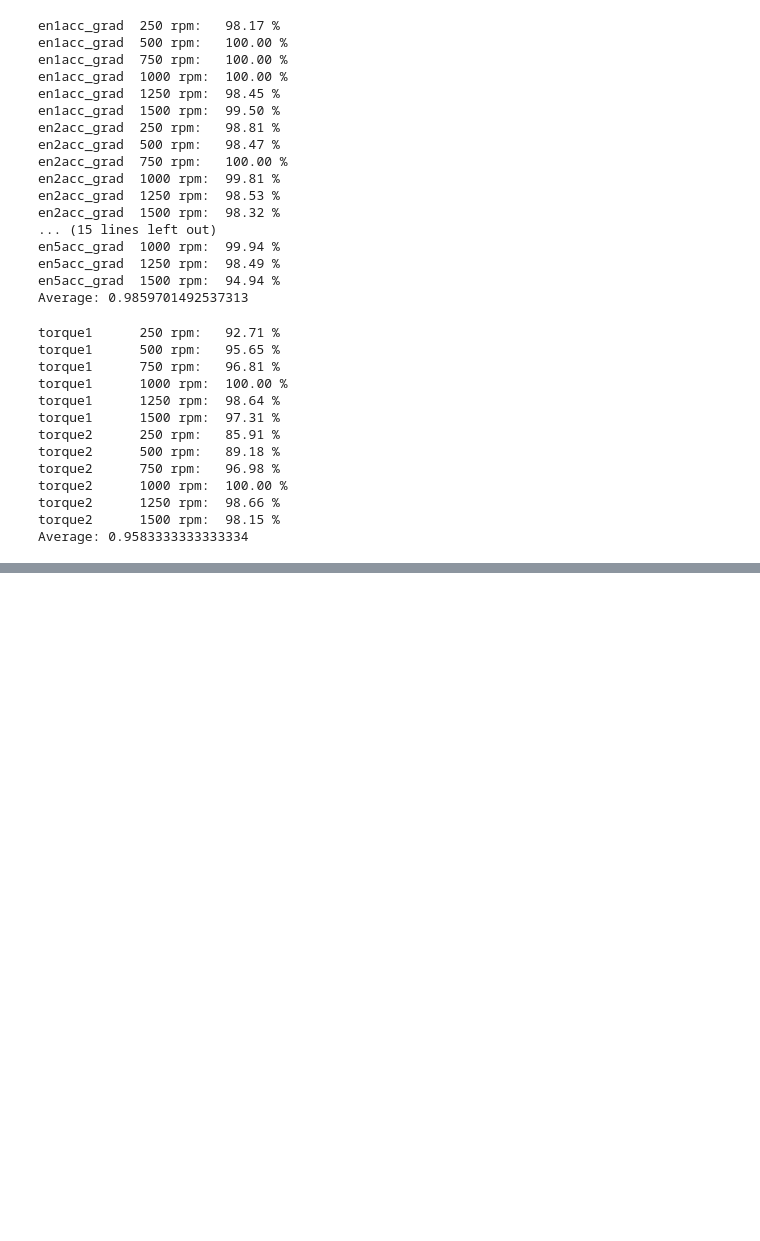
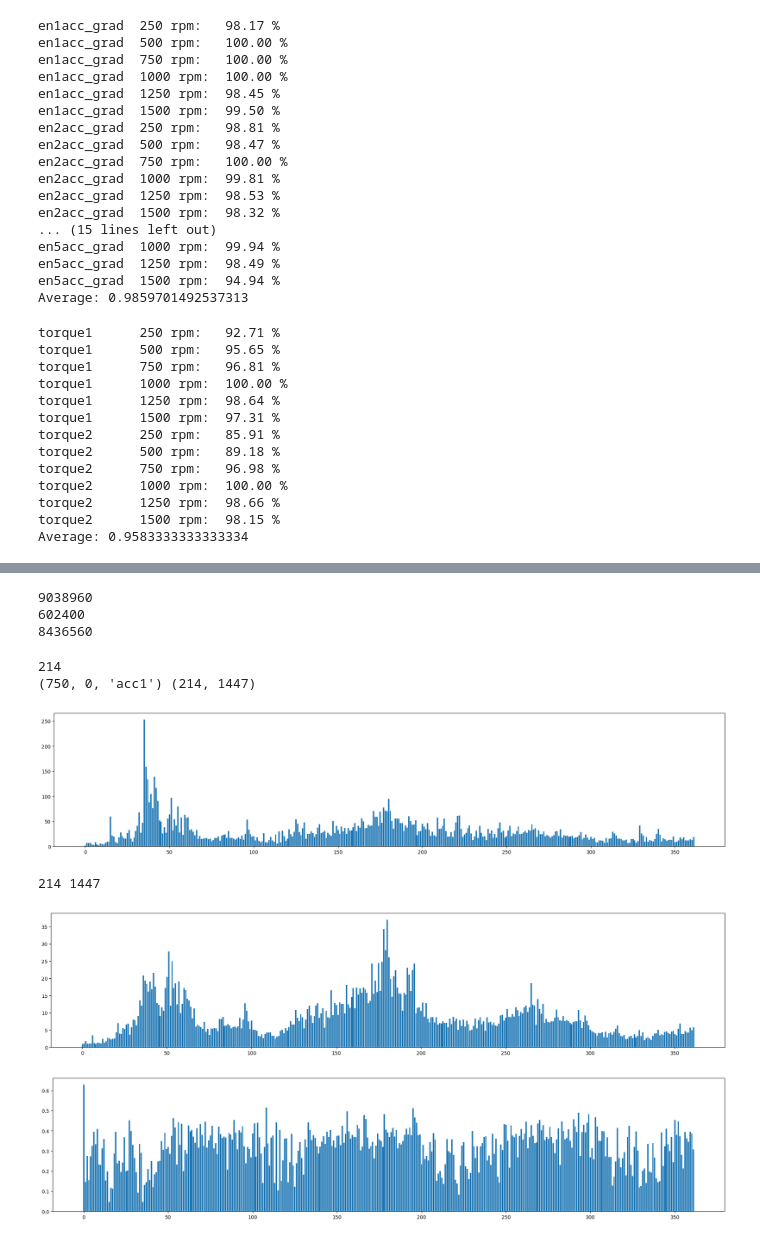
Before and after one commit to 4llu/rapid-deployment, a Jupyter notebook: sandbox.ipynb, the cells around one changed output, grey strips where cells are left out. Drawn from its saved outputs; the diff is of its cells as text; code cells hidden in the pictures; blank space fills up the shorter version.

```diff
--- a/sandbox.ipynb
+++ b/sandbox.ipynb
@@ -349,0 +688,80 @@ Average: 0.9583333333333334
+# %%
+rots = 4 # config rots
+head_len = 3012 * 10
+max_window_len = rotation_len_map[250] # 1 rot at 250 rpm
+
+print(len(data))
+
+head = data.groupby(["rpm", "class"]).head(head_len)
+tail = data.groupby(["rpm", "class"]).tail(int((len(data) / (len(classes) * len(rpms))) - head_len)) # 10 for num classes, 2 for num rpm
+
+print(len(head))
+print(len(tail))
+
+# Convert to long format to include sensor in groupby
+head_long = pd.melt(
+    head, id_vars=["rpm", "class"], value_vars=sensors, var_name="sensor"
+)
+head_grouped = head_long.groupby(["rpm", "class", "sensor"])
+# %% [output]
+9038960
+602400
+8436560
+# %%
+
+def strided_window_idxs(window_len, stride, window_num):
+    return np.concatenate([np.r_[i*stride:i*stride+window_len] for i in range(window_num)])
+
+stride = 100
+window_num = math.floor((head_len - max_window_len * rots) / stride)
+print(window_num)
+
+for n, g in head_grouped:
+    # Scaling #
+    ###########
+
+    p25 = np.percentile(g["value"], 25)
+    p75 = np.percentile(g["value"], 75)
+    g["value"] = g["value"] / (p75 - p25)
+
+    # Synced FFT #
+    ##############
+
+    # Windowing
+    idxs = strided_window_idxs(rotation_len_map[n[0]] * rots, stride, window_num)
+    W = np.split(g.iloc[idxs, -1], window_num) # -1 important to only take sensor value
+
+    # FFT
+    W_fft = np.abs(np.fft.rfft(W))
+    print(n, W_fft.shape)
+
+    # Average
+    W_fft_mean = np.mean(W_fft, axis=0)
+
+    plt.figure(figsize=(25, 5))
+    plt.bar(range(len(W_fft_mean[::4])), W_fft_mean[::4])
+    plt.show()
+
+    diff = []
+    for i in range(W_fft.shape[0]):
+        diff.append(W_fft[i] - W_fft_mean)
+
+    print(len(diff), len(diff[0]))
+    diff = np.abs(diff)
+    diff = np.mean(diff, axis=0)
+
+    plt.figure(figsize=(25, 5))
+    plt.bar(range(len(diff[::4])), diff[::4])
+    plt.show()
+
+    plt.figure(figsize=(25, 5))
+    plt.bar(range(len(diff[::4])), diff[::4] / W_fft_mean[::4])
+    plt.show()
+    break
+# %% [output]
+214
+(750, 0, 'acc1') (214, 1447)
+[figure, added]
+214 1447
+[figure, added]
+[figure, added]
```
Also changed, not shown: parts of 21 cells of this notebook.
